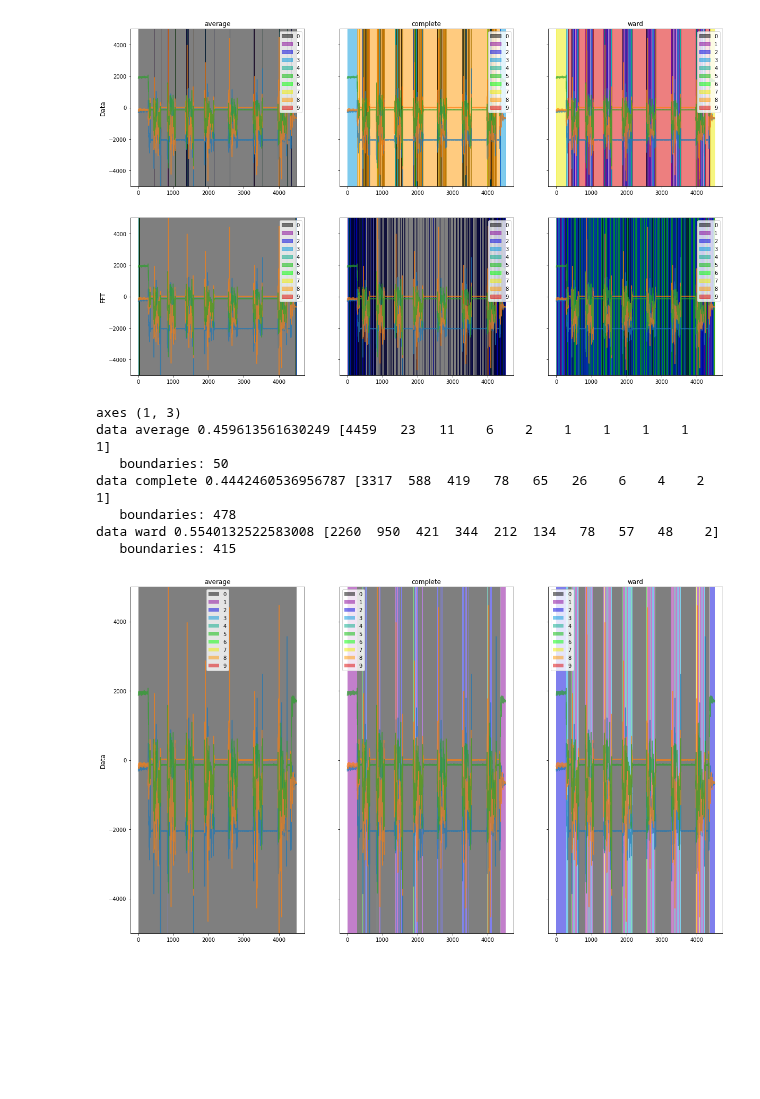
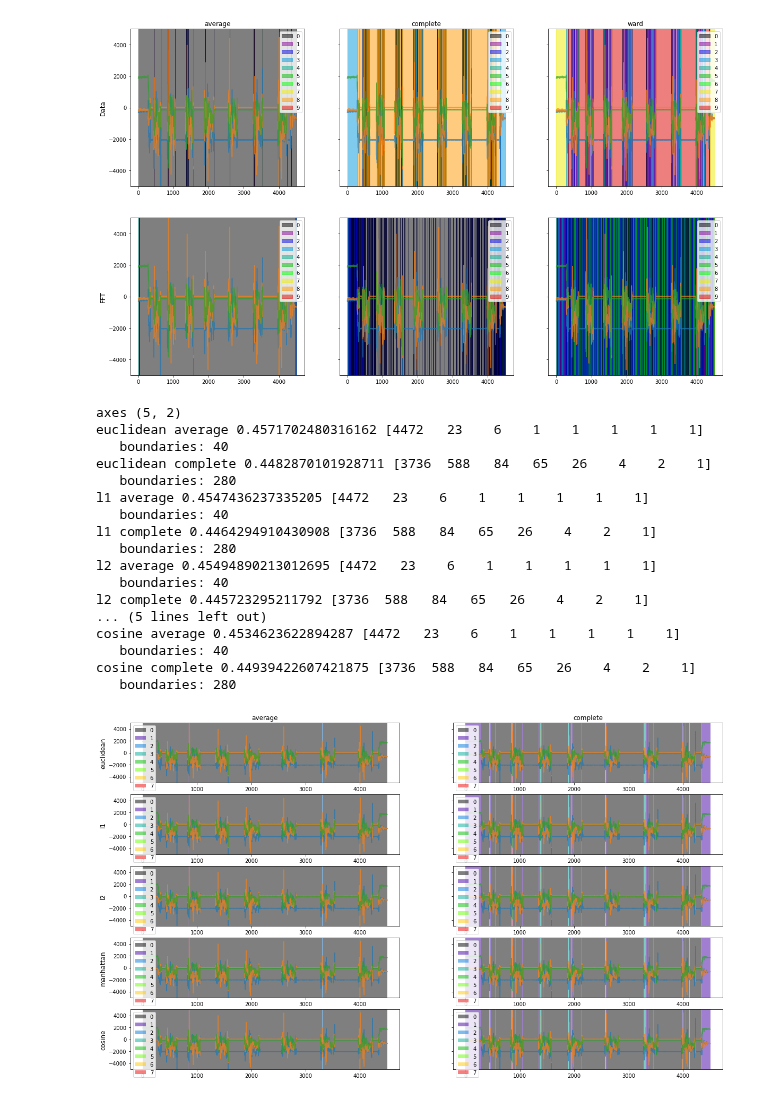
Before and after one commit to lwthatcher/thesis-hacks, a Jupyter notebook: data-cluster.ipynb, the cells around one changed output. Cells and saved outputs as stored; diff of their text form; code cells hidden in the pictures; blank space fills up the shorter version.

Commit message:
plot various affinity metrics

```diff
--- a/data-cluster.ipynb
+++ b/data-cluster.ipynb
@@ -201,11 +201,11 @@ FFT ward 0.5033724308013916 [ 486  104 2400  114   10 1383    2    1    2    4]
    boundaries: 2453
 [figure]
 # %%
-# %matplotlib tk
-%matplotlib inline
+%matplotlib tk
+# %matplotlib inline
 # --------------------------------------------------
 #
-# sort clusters by size
+# various affinity metrics
 #
 # --------------------------------------------------
 
@@ -217,8 +217,9 @@ from sklearn.neighbors import kneighbors_graph
 from sklearn.preprocessing import normalize
 
 
-N = 10
-link_types = ('average', 'complete', 'ward')
+N = 8
+link_types = ('average', 'complete')
+affinities = ('euclidean', 'l1', 'l2', 'manhattan', 'cosine')
 event_labels = {i:i for i in range(N)}
 
 
@@ -248,55 +249,63 @@ def plot_bounds(ax, x, z):
     ax.set_ylim(-5000, 5000)
     # plot labels
     _cmap = plt.get_cmap('nipy_spectral')
     plots = {}
     for l in Zb:
         ev = event_labels[l[-1]]
         i = ax.axvspan(l[0], l[1], color=to_range(l, _cmap), alpha=0.5, label=ev, linewidth=0)
         plots[ev] = i
     # legend
     legs = [plots[event_labels[i]] for i in sorted(event_labels)]
     nms = [event_labels[i] for i in sorted(event_labels)]
     ax.legend(legs, nms)
 
 
 X = np.load(FILE)
 xf = np.fft.fft(X, axis=0)
 idx = np.arange(X.shape[0])
 
 
-fig, axes = plt.subplots(nrows=1, ncols=len(link_types),  sharey='row', figsize=(20, 12), squeeze=False)
+fig, axes = plt.subplots(nrows=len(affinities), ncols=len(link_types),  sharey='row', figsize=(20, 12))
 print('axes', axes.shape)
 
 
-# on raw data
-for i, tp in enumerate(link_types):
-    ax = axes[0][i]
-    model = AgglomerativeClustering(linkage=tp, n_clusters=N)
-    # train
-    t0 = time.time()
-    model.fit(X)
-    elapsed_time = time.time() - t0
-    _labels = model.labels_
-    _labels = remap_labels(_labels)
-    print('data', tp, elapsed_time, np.unique(_labels, return_counts=True)[1])
-    plot_bounds(ax, X, _labels)
+for j, aff in enumerate(affinities):
+    for i, lt in enumerate(link_types):
+        ax = axes[j][i]
+        model = AgglomerativeClustering(linkage=lt, n_clusters=N)
+        # train
+        t0 = time.time()
+        model.fit(X)
+        elapsed_time = time.time() - t0
+        _labels = model.labels_
+        _labels = remap_labels(_labels)
+        print(aff, lt, elapsed_time, np.unique(_labels, return_counts=True)[1])
+        plot_bounds(ax, X, _labels)
 
 
 # set col/row labels
-cols = [l for l in link_types]
-rows = ['Data']
-for ax, col in zip(axes[0], cols):
+for ax, col in zip(axes[0], link_types):
     ax.set_title(col)
-for ax, row in zip(axes[:,0], rows):
+for ax, row in zip(axes[:,0], affinities):
     ax.set_ylabel(row, size='large')
 
 plt.show()
 # %% [output]
-axes (1, 3)
-data average 0.459613561630249 [4459   23   11    6    2    1    1    1    1    1]
-   boundaries: 50
-data complete 0.4442460536956787 [3317  588  419   78   65   26    6    4    2    1]
-   boundaries: 478
-data ward 0.5540132522583008 [2260  950  421  344  212  134   78   57   48    2]
-   boundaries: 415
+axes (5, 2)
+euclidean average 0.4571702480316162 [4472   23    6    1    1    1    1    1]
+   boundaries: 40
+euclidean complete 0.4482870101928711 [3736  588   84   65   26    4    2    1]
+   boundaries: 280
+l1 average 0.4547436237335205 [4472   23    6    1    1    1    1    1]
+   boundaries: 40
+l1 complete 0.4464294910430908 [3736  588   84   65   26    4    2    1]
+   boundaries: 280
+l2 average 0.45494890213012695 [4472   23    6    1    1    1    1    1]
+   boundaries: 40
+l2 complete 0.445723295211792 [3736  588   84   65   26    4    2    1]
+... (5 lines left out)
+cosine average 0.4534623622894287 [4472   23    6    1    1    1    1    1]
+   boundaries: 40
+cosine complete 0.44939422607421875 [3736  588   84   65   26    4    2    1]
+   boundaries: 280
-[figure, old version]
+[figure, new version]
```
